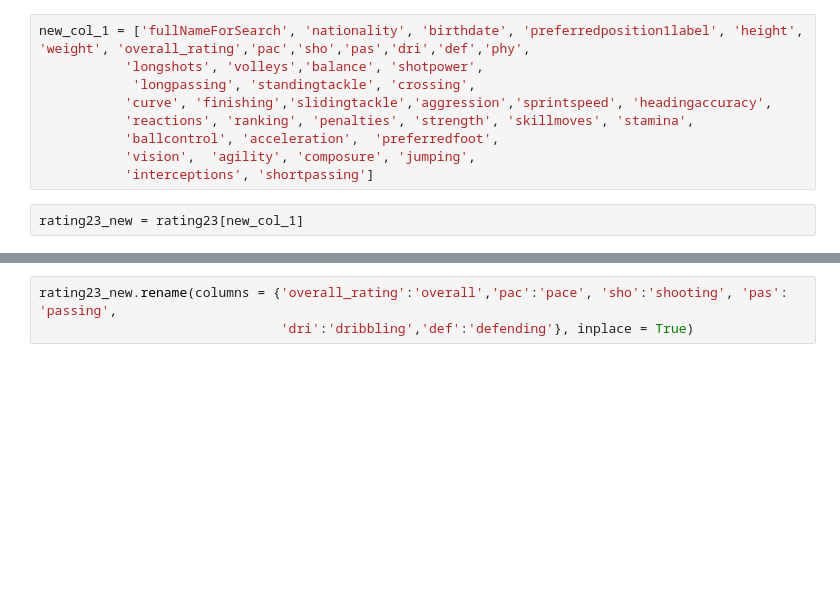
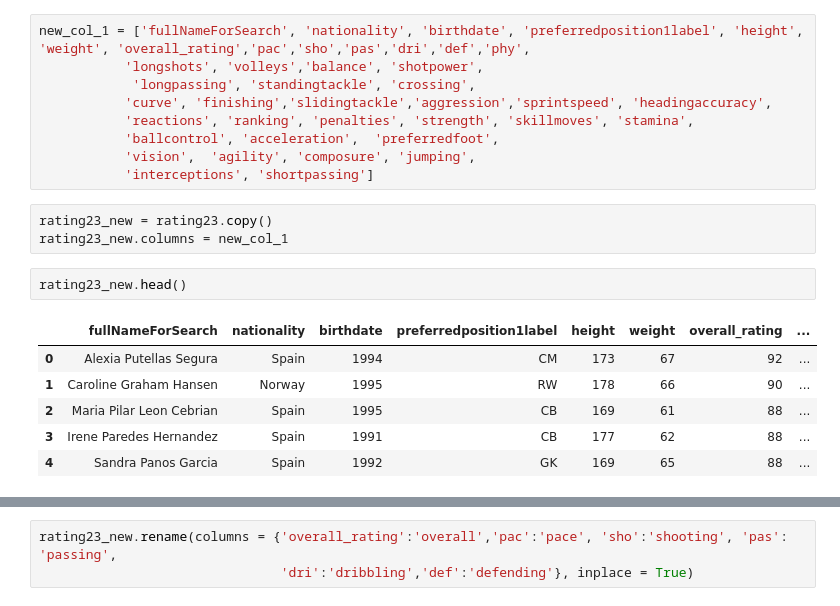
Before and after one commit to athornton2012/wc2023-delphi, a Jupyter notebook: data_cleaning/FIFA _rating_cleaning.ipynb, the cells around one changed output, grey strips where cells are left out. Drawn from its saved outputs; the diff is of its cells as text; blank space fills up the shorter version.

```diff
--- a/data_cleaning/FIFA _rating_cleaning.ipynb
+++ b/data_cleaning/FIFA _rating_cleaning.ipynb
@@ -42,7 +42,17 @@ new_col_1 = ['fullNameForSearch', 'nationality', 'birthdate', 'preferredposition
            'vision',  'agility', 'composure', 'jumping',
            'interceptions', 'shortpassing']
 # %%
-rating23_new = rating23[new_col_1]
+rating23_new = rating23.copy()
+rating23_new.columns = new_col_1
+# %%
+rating23_new.head()
+# %% [output]
+|  | fullNameForSearch | nationality | birthdate | preferredposition1label | height | weight | overall_rating | ... |
+| 0 | Alexia Putellas Segura | Spain | 1994 | CM | 173 | 67 | 92 | ... |
+| 1 | Caroline Graham Hansen | Norway | 1995 | RW | 178 | 66 | 90 | ... |
+| 2 | Maria Pilar Leon Cebrian | Spain | 1995 | CB | 169 | 61 | 88 | ... |
+| 3 | Irene Paredes Hernandez | Spain | 1991 | CB | 177 | 62 | 88 | ... |
+| 4 | Sandra Panos Garcia | Spain | 1992 | GK | 169 | 65 | 88 | ... |
 # %%
 rating23_new['birthdate']=rating23_new.apply(lambda x:x['birthdate'].split()[0], axis=1)
 
```
Also changed, not shown: parts of 2 cells of this notebook, 3 other files.
